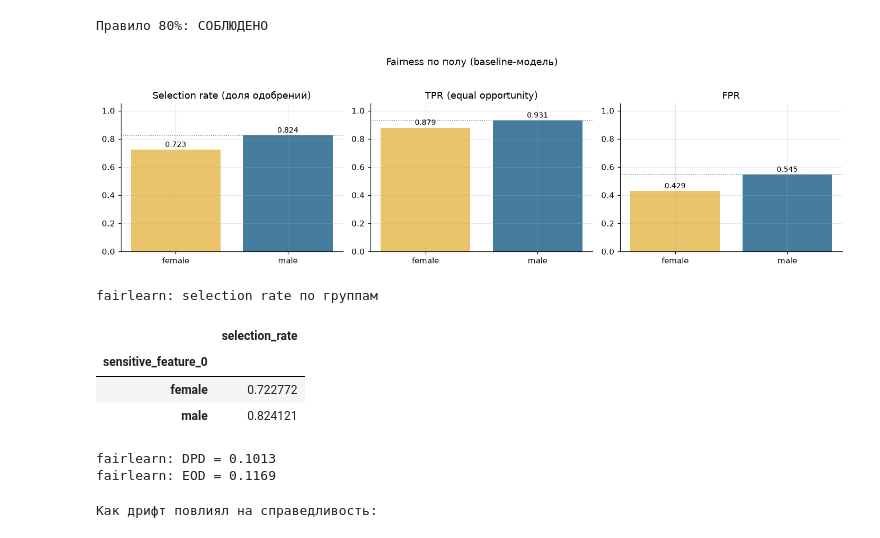
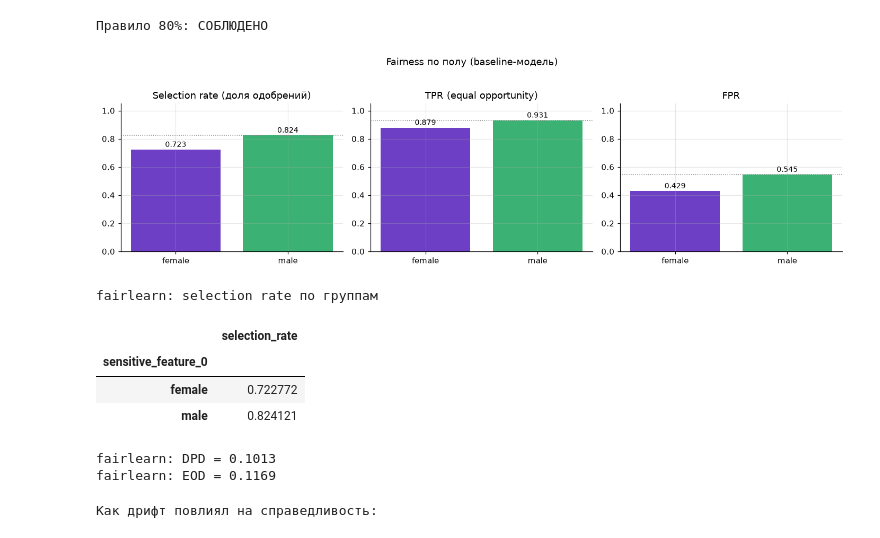
Before and after one commit to Your-Big-Bro/business-using-homework-4, a Jupyter notebook: Homework_4.ipynb, the cells around one changed output. Drawn from its saved outputs; the diff is of its cells as text; code cells hidden in the pictures.

Commit message:
Recolor fairness-by-sex charts (violet/green) and rebuild artifacts

```diff
--- a/Homework_4.ipynb
+++ b/Homework_4.ipynb
@@ -596,35 +596,35 @@ for ax, metric, title in zip(
     ["Selection rate (доля одобрений)", "TPR (equal opportunity)", "FPR"],
 ):
     vals = fair_table[metric].astype(float)
-    bars = ax.bar(vals.index, vals.values, color=["#e9c46a", "#457b9d"])
+    bars = ax.bar(vals.index, vals.values, color=["#6C3FC5", "#3BB273"])
     ax.set_title(title)
     ax.set_ylim(0, 1.05)
     for b, v in zip(bars, vals.values):
         ax.text(b.get_x() + b.get_width() / 2, v + 0.02, f"{v:.3f}", ha="center", fontsize=9)
     ax.axhline(vals.max(), color="grey", ls=":", lw=1)
 
 fig.suptitle("Fairness по полу (baseline-модель)", y=1.03, fontsize=12)
 fig.tight_layout()
 fig.savefig(FIG / "fairness_by_sex.png", bbox_inches="tight")
 plt.show()
 
 # --- кросс-проверка через fairlearn -----------------------------------------
 from fairlearn.metrics import MetricFrame, demographic_parity_difference, equalized_odds_difference
 
 mf = MetricFrame(
     metrics=lambda yt, yp: float((yp == 0).mean()),
     y_true=y_test,
     y_pred=baseline["pred"],
     sensitive_features=g_test.to_numpy(),
 )
 print("fairlearn: selection rate по группам")
 display(mf.by_group.rename("selection_rate").to_frame())
 print("fairlearn: DPD = %.4f" % demographic_parity_difference(
     y_test, baseline["pred"], sensitive_features=g_test.to_numpy()))
 print("fairlearn: EOD = %.4f" % equalized_odds_difference(
     y_test, baseline["pred"], sensitive_features=g_test.to_numpy()))
 # %% [output]
-[figure, old version]
+[figure, new version]
 fairlearn: selection rate по группам
 |  | selection_rate |
 | sensitive_feature_0 |  |
```
Also changed, not shown: parts of 1 cell of this notebook, 6 other files.
